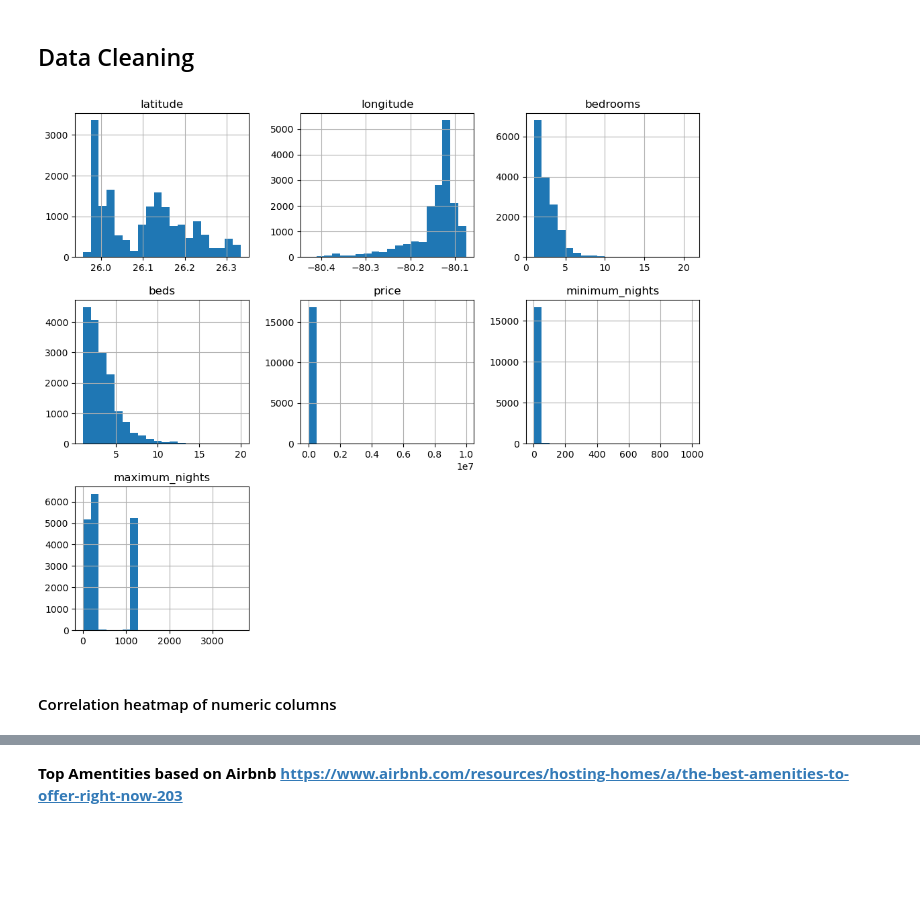
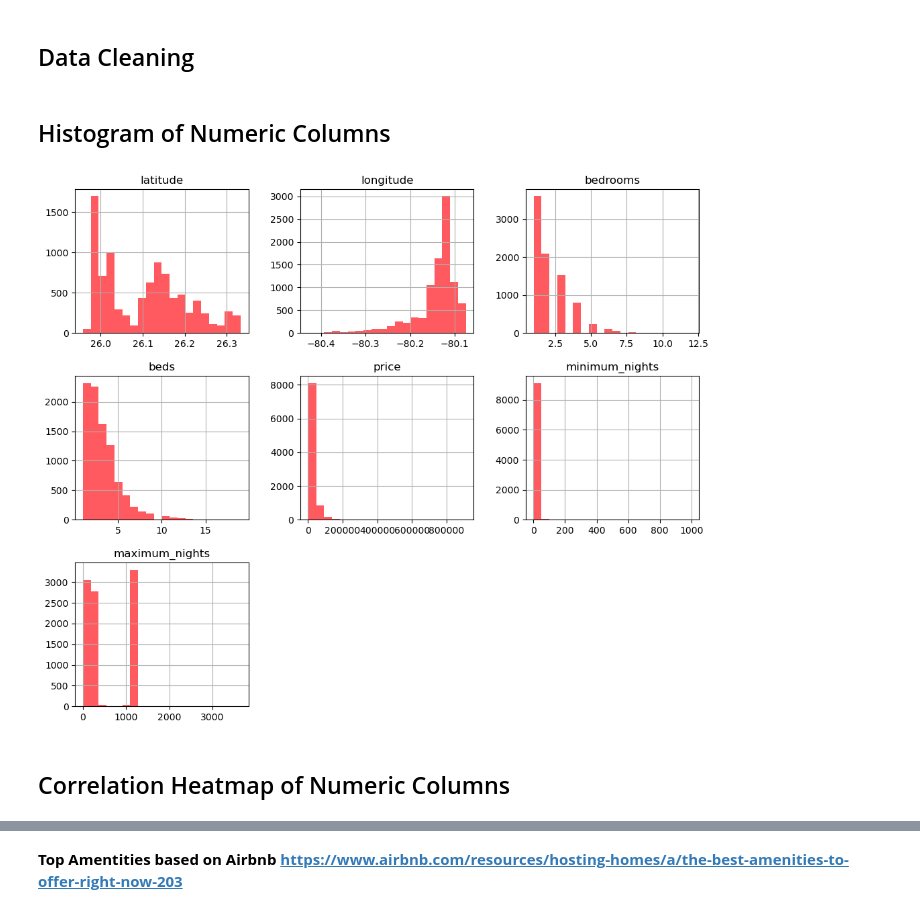
Before and after one commit to Rpierre98/Airbnb-Price-Predictions-Florida-Edition, a Jupyter notebook: code/Data cleaning-EDA.ipynb, the cells around one changed output, grey strips where cells are left out. Saved outputs shown, nothing was run; the diff lists cells and outputs as text; code cells hidden in the pictures; blank space fills up the shorter version.

```diff
--- a/code/Data cleaning-EDA.ipynb
+++ b/code/Data cleaning-EDA.ipynb
@@ -105,15 +141,21 @@ listings_cleaned = listings.drop(columns=irrelevant_columns).fillna({
+# %%
+# Drop missing values in the 'last_review' and 'neighbourhood' column
+listings_cleaned.dropna(subset=['last_review', 'neighbourhood'], inplace=True)
 # %%
 # Saving the cleaned dataset as a CSV file
 listings_cleaned.to_csv('../data/cleaned_listings.csv', index=False)
+# %% [markdown]
+## Histogram of Numeric Columns
 # %%
-## Histogram of numeric columns
+airbnb_colors = ["#FF5A5F", "#FF3839", "#484848", "#767676"]
+
 numeric_columns = ['latitude', 'longitude', 'bedrooms', 'beds', 'price', 'minimum_nights', 'maximum_nights']
-listings_cleaned[numeric_columns].hist(bins=20, figsize=(12, 10))
+listings_cleaned[numeric_columns].hist(bins=20, figsize=(12, 10), color=airbnb_colors[0])
 plt.show()
 # %% [output]
-[figure, old version]
+[figure, new version]
 # %% [markdown]
-#### Correlation heatmap of numeric columns
+## Correlation Heatmap of Numeric Columns
 # %%
 correlation_matrix = listings_cleaned[numeric_columns].corr()
 plt.figure(figsize=(10, 8))
```
Also changed, not shown: parts of 12 cells of this notebook, 6 other files.
